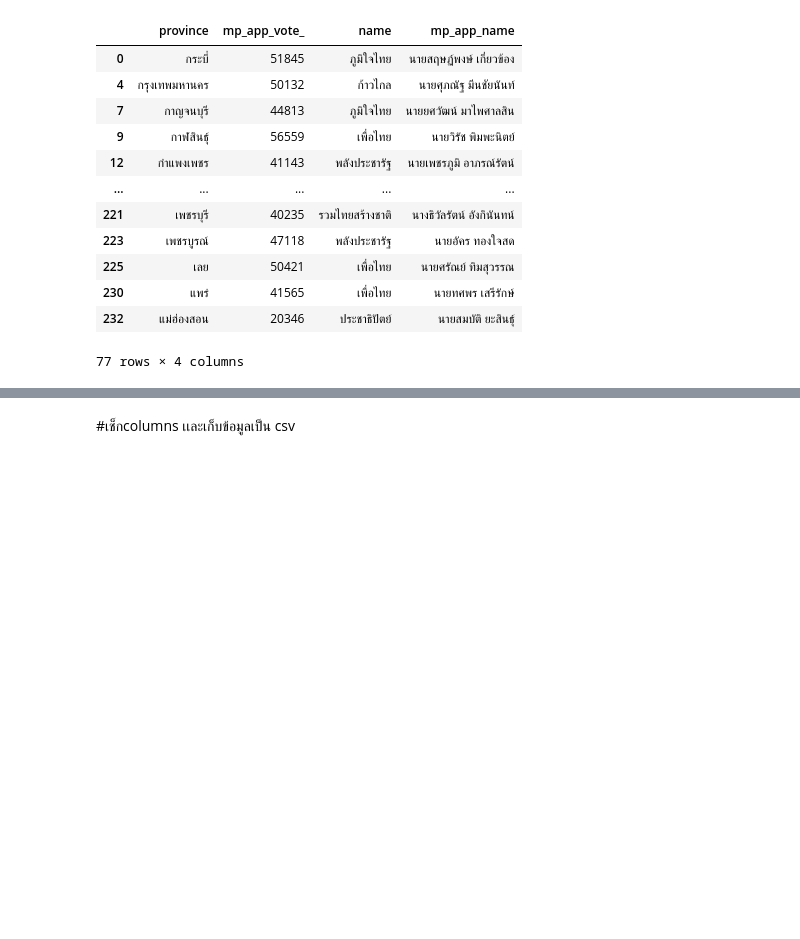
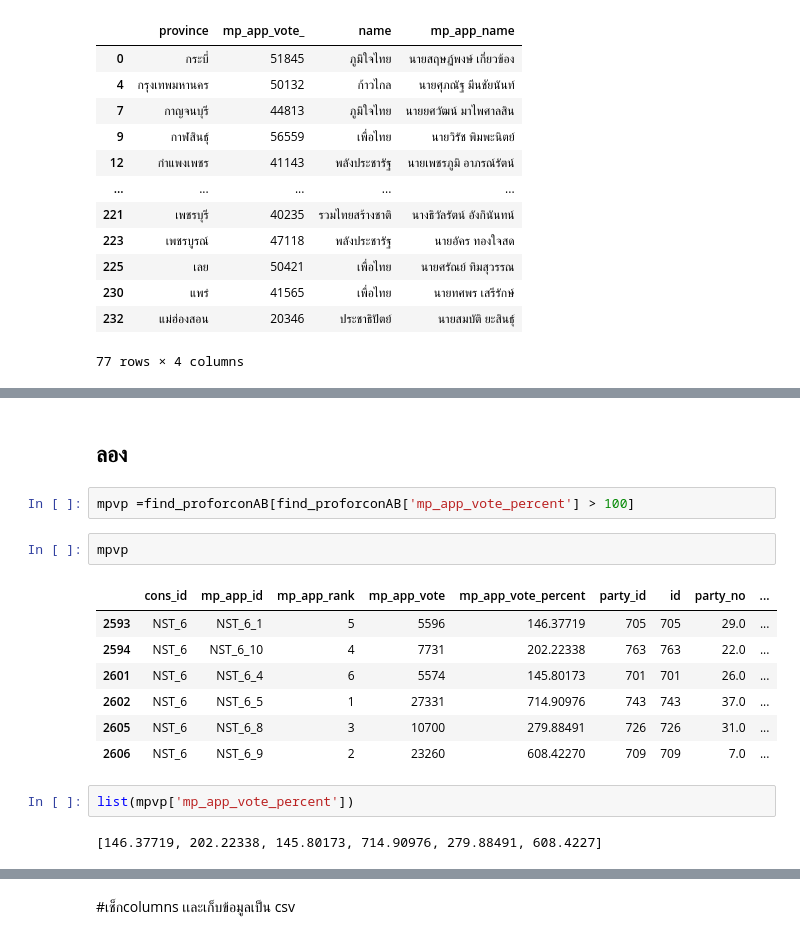
Before and after one commit to MOOwuttichai/python_dataviz2023, a Jupyter notebook: งานโปรเจค.ipynb, the cells around one changed output, grey strips where cells are left out. Cells and saved outputs as stored; diff of their text form; blank space fills up the shorter version.

```diff
--- a/งานโปรเจค.ipynb
+++ b/งานโปรเจค.ipynb
@@ -218,0 +349,18 @@ memory usage: 3.0+ KB
+# %% [markdown]
+## ลอง
+# %%
+mpvp =find_proforconAB[find_proforconAB['mp_app_vote_percent'] > 100]
+# %%
+mpvp
+# %% [output]
+|  | cons_id | mp_app_id | mp_app_rank | mp_app_vote | mp_app_vote_percent | party_id | id | party_no | ... |
+| 2593 | NST_6 | NST_6_1 | 5 | 5596 | 146.37719 | 705 | 705 | 29.0 | ... |
+| 2594 | NST_6 | NST_6_10 | 4 | 7731 | 202.22338 | 763 | 763 | 22.0 | ... |
+| 2601 | NST_6 | NST_6_4 | 6 | 5574 | 145.80173 | 701 | 701 | 26.0 | ... |
+| 2602 | NST_6 | NST_6_5 | 1 | 27331 | 714.90976 | 743 | 743 | 37.0 | ... |
+| 2605 | NST_6 | NST_6_8 | 3 | 10700 | 279.88491 | 726 | 726 | 31.0 | ... |
+| 2606 | NST_6 | NST_6_9 | 2 | 23260 | 608.42270 | 709 | 709 | 7.0 | ... |
+# %%
+list(mpvp['mp_app_vote_percent'])
+# %% [output]
+[146.37719, 202.22338, 145.80173, 714.90976, 279.88491, 608.4227]
```
Also changed, not shown: parts of 19 cells of this notebook.
